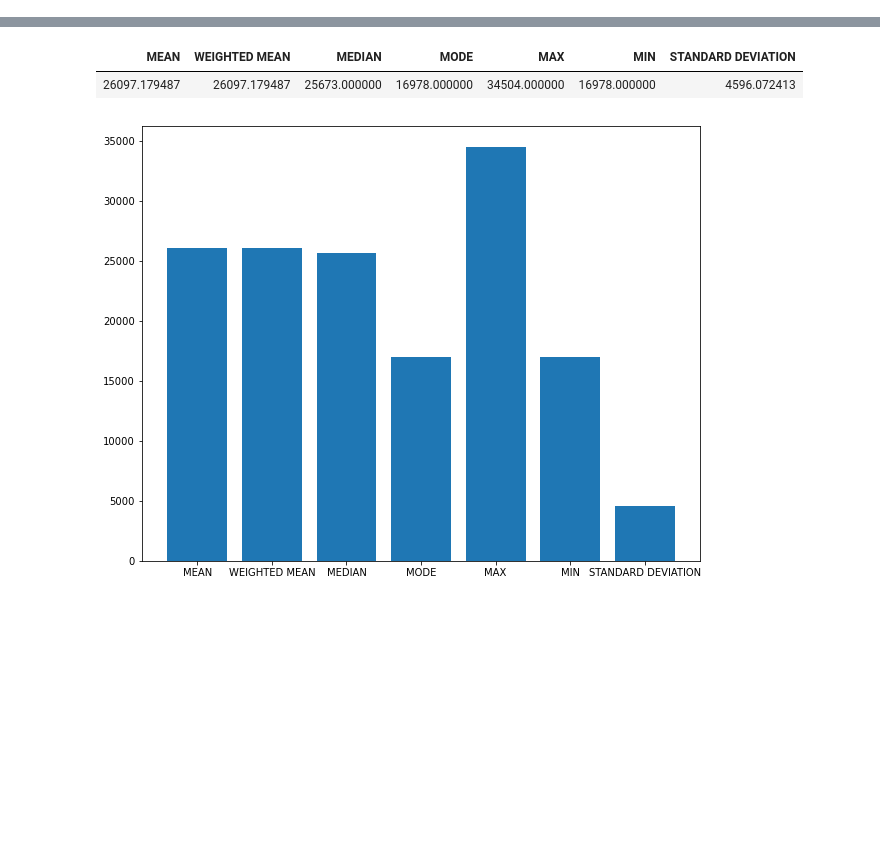
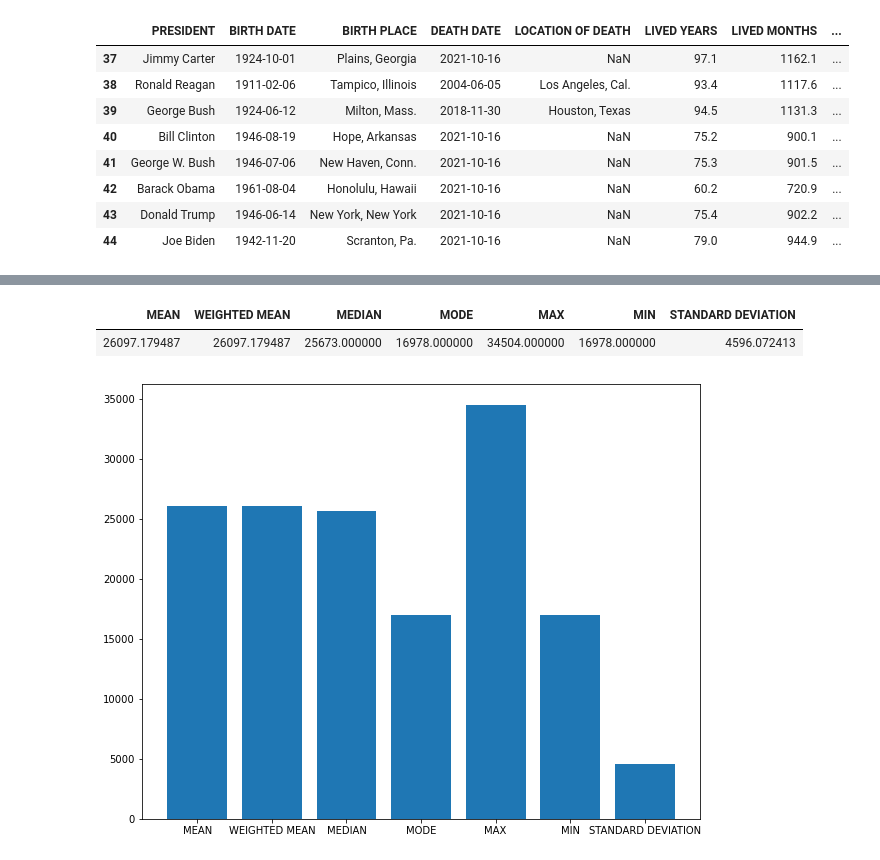
Before and after one commit to max1c/a_problem_with_presidents, a Jupyter notebook: a_problem_with_presidents.ipynb, the cells around one changed output, grey strips where cells are left out. Saved outputs shown, nothing was run; the diff lists cells and outputs as text; code cells hidden in the pictures; blank space fills up the shorter version.

```diff
--- a/a_problem_with_presidents.ipynb
+++ b/a_problem_with_presidents.ipynb
@@ -62,3 +91,16 @@ presidents_df.sort_values("LIVED YEARS", ascending=True).head(10).style.hide_ind
+# %%
+# Check age of still living presidents
+presidents_df.tail(8)
+# %% [output]
+|  | PRESIDENT | BIRTH DATE | BIRTH PLACE | DEATH DATE | LOCATION OF DEATH | LIVED YEARS | LIVED MONTHS | ... |
+| 37 | Jimmy Carter | 1924-10-01 | Plains, Georgia | 2021-10-16 | NaN | 97.1 | 1162.1 | ... |
+| 38 | Ronald Reagan | 1911-02-06 | Tampico, Illinois | 2004-06-05 | Los Angeles, Cal. | 93.4 | 1117.6 | ... |
+| 39 | George Bush | 1924-06-12 | Milton, Mass. | 2018-11-30 | Houston, Texas | 94.5 | 1131.3 | ... |
+| 40 | Bill Clinton | 1946-08-19 | Hope, Arkansas | 2021-10-16 | NaN | 75.2 | 900.1 | ... |
+| 41 | George W. Bush | 1946-07-06 | New Haven, Conn. | 2021-10-16 | NaN | 75.3 | 901.5 | ... |
+| 42 | Barack Obama | 1961-08-04 | Honolulu, Hawaii | 2021-10-16 | NaN | 60.2 | 720.9 | ... |
+| 43 | Donald Trump | 1946-06-14 | New York, New York | 2021-10-16 | NaN | 75.4 | 902.2 | ... |
+| 44 | Joe Biden | 1942-11-20 | Scranton, Pa. | 2021-10-16 | NaN | 79.0 | 944.9 | ... |
 # %%
 # Export the table as png
 dfi.export(presidents_df.sort_values("LIVED YEARS", ascending=True).head(10).style.hide_index().format({"LIVED YEARS": "{:.1f}", "LIVED MONTHS": "{:.1f}", "LIVED DAYS": "{:.1f}"}), "presidents_short_lived.png")
```
Also changed, not shown: parts of 6 cells of this notebook.
